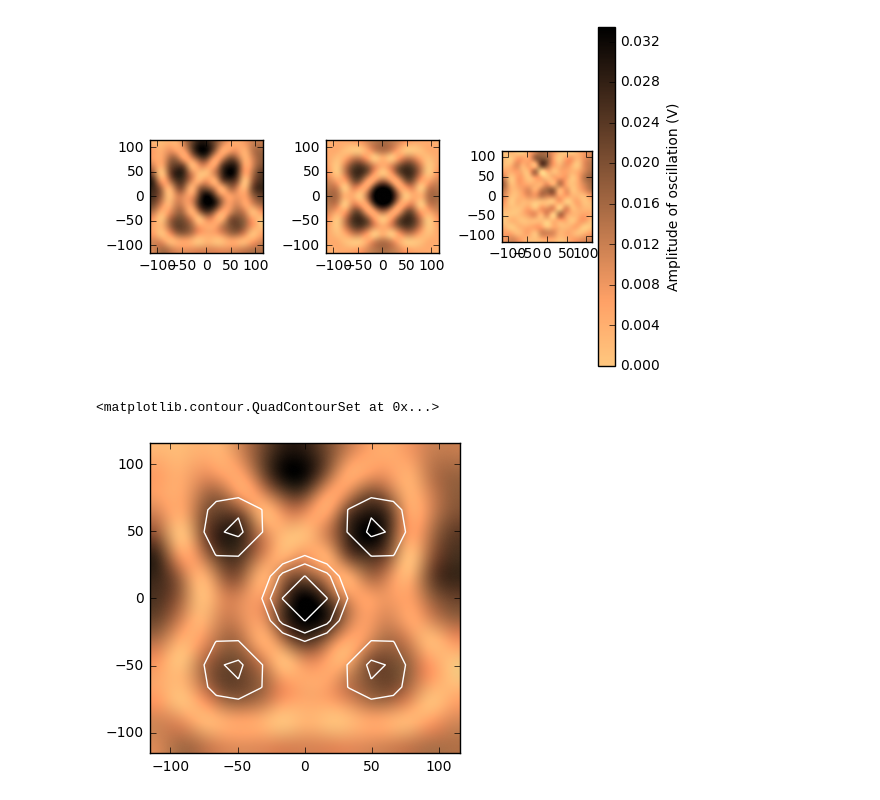
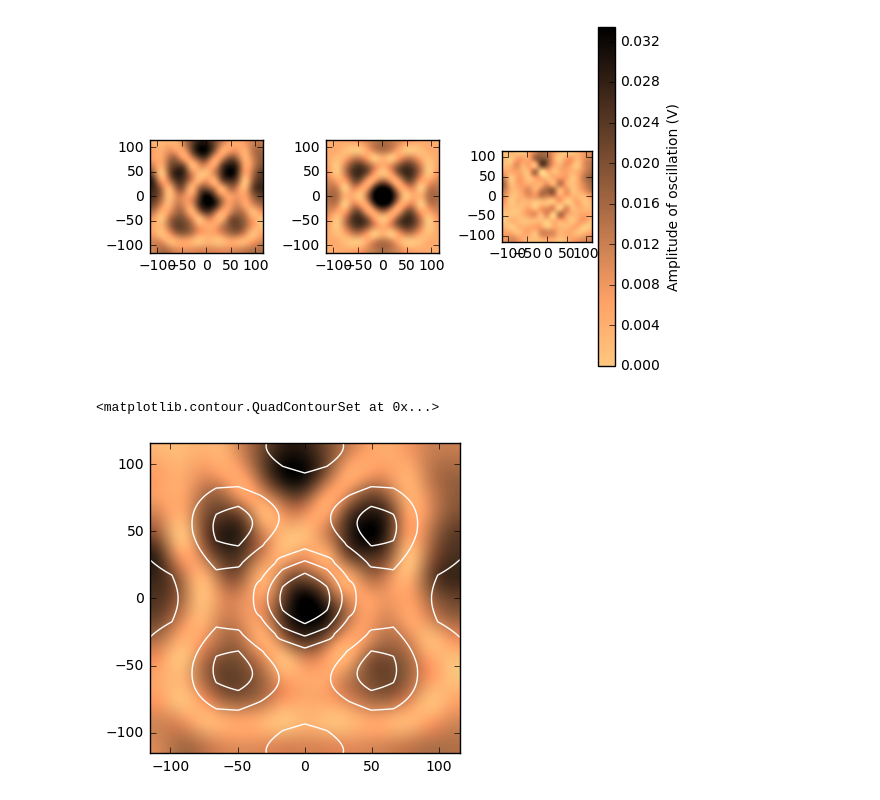
Before and after one commit to ry-dgel/Chladni, a Jupyter notebook: figure_describing_eigenmode_fitting_15_51_mode.ipynb, the cells around one changed output. Cells and saved outputs as stored; diff of their text form; code cells hidden in the pictures.

```diff
--- a/figure_describing_eigenmode_fitting_15_51_mode.ipynb
+++ b/figure_describing_eigenmode_fitting_15_51_mode.ipynb
@@ -141,10 +141,16 @@ fig.savefig("eigenmode_fitting2.pdf")
 # %%
 plt.imshow(
     summed_z*ADC_to_voltage, cmap='copper_r', interpolation='lanczos',
     vmin=0, vmax=vmax, extent=tuple(np.array([-7, 7, -7, 7])*mm_per_gridpoint))
-plt.contour(theoretical_mode,
+
+x_domain_full = np.linspace(-phase_at_edge, phase_at_edge, 1000)
+y_domain_full = np.copy(x_domain)
+five_one_theory_amplitude_full = np.dot(f5(x_domain_full)[:, None],f1(y_domain_full)[None])
+one_five_theory_amplitude_full = np.dot(f1(x_domain_full)[:, None],f5(y_domain_full)[None])
+theoretical_mode_full = np.abs(five_one_theory_amplitude_full+one_five_theory_amplitude_full)
+plt.contour(theoretical_mode_full,
     vmin=0, vmax=vmax, extent=tuple(np.array([-7, 7, -7, 7])*mm_per_gridpoint),
-   levels=np.logspace(0, 3, 20), colors='w')
+   levels=np.linspace(0, np.max(theoretical_mode_full), 5), colors='w')
 # %% [output]
 <matplotlib.contour.QuadContourSet at 0x...>
-[figure, old version]
+[figure, new version]
```
Also changed, not shown: 4 other files.
